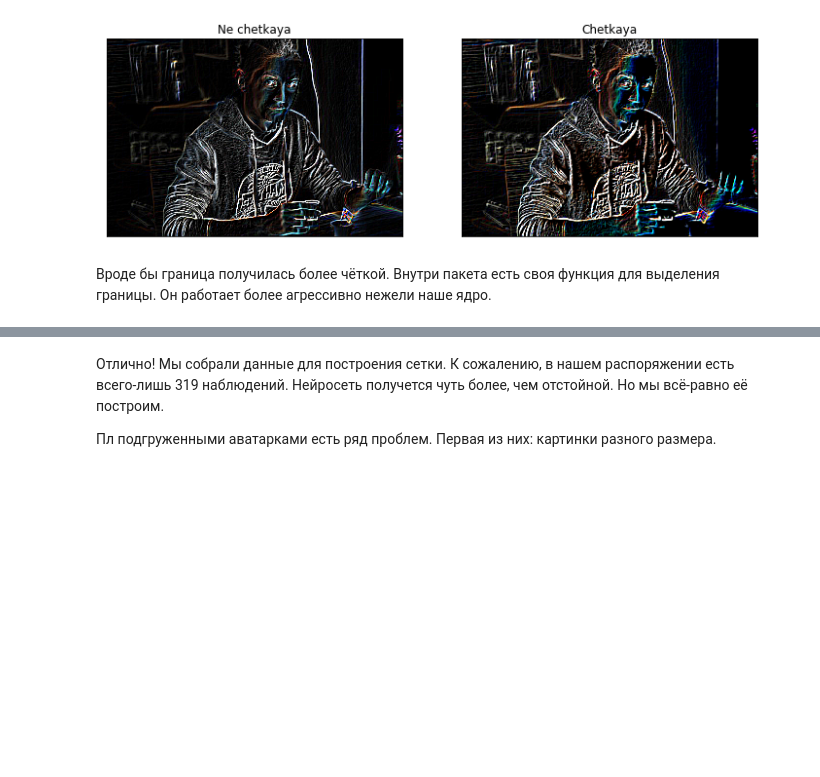
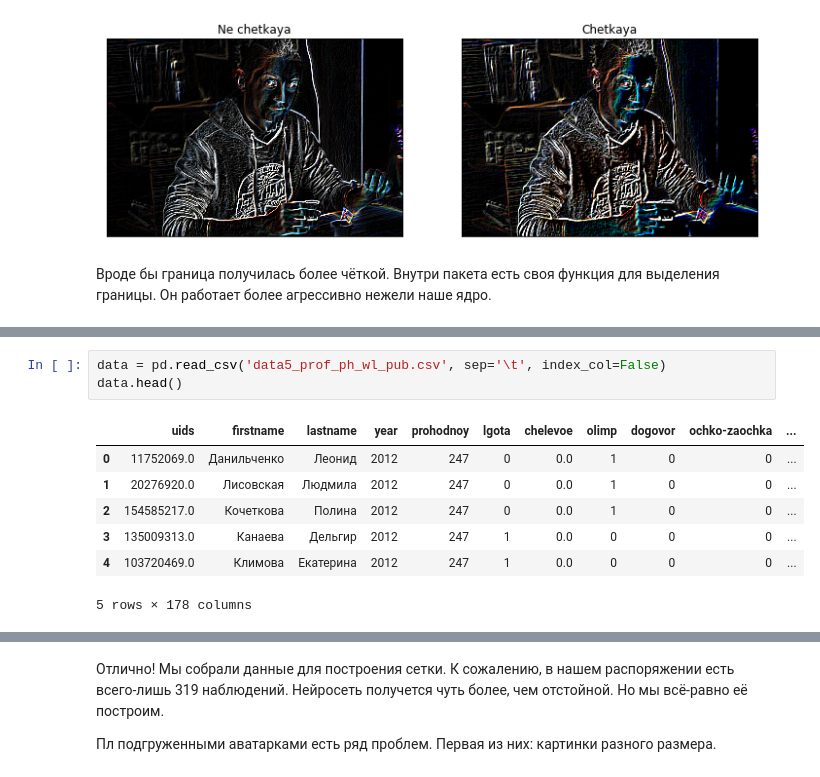
Before and after one commit to FUlyankin/ekanam_grand_research, a Jupyter notebook: 5. Trash_research/4.1 NN_photo.ipynb, the cells around one changed output, grey strips where cells are left out. Cells and saved outputs as stored; diff of their text form; blank space fills up the shorter version.

```diff
--- a/5. Trash_research/4.1 NN_photo.ipynb
+++ b/5. Trash_research/4.1 NN_photo.ipynb
@@ -591 +547,12 @@ all_df.head( )
+# %%
+data = pd.read_csv('data5_prof_ph_wl_pub.csv', sep='\t', index_col=False)
+data.head()
+# %% [output]
+|  | uids | firstname | lastname | year | prohodnoy | lgota | chelevoe | olimp | dogovor | ochko-zaochka | ... |
+| 0 | 11752069.0 | Данильченко | Леонид | 2012 | 247 | 0 | 0.0 | 1 | 0 | 0 | ... |
+| 1 | 20276920.0 | Лисовская | Людмила | 2012 | 247 | 0 | 0.0 | 1 | 0 | 0 | ... |
+| 2 | 154585217.0 | Кочеткова | Полина | 2012 | 247 | 0 | 0.0 | 1 | 0 | 0 | ... |
+| 3 | 135009313.0 | Канаева | Дельгир | 2012 | 247 | 1 | 0.0 | 0 | 0 | 0 | ... |
+| 4 | 103720469.0 | Климова | Екатерина | 2012 | 247 | 1 | 0.0 | 0 | 0 | 0 | ... |
+5 rows × 178 columns
 # %%
```
Also changed, not shown: parts of 37 cells of this notebook, 7 other files.
